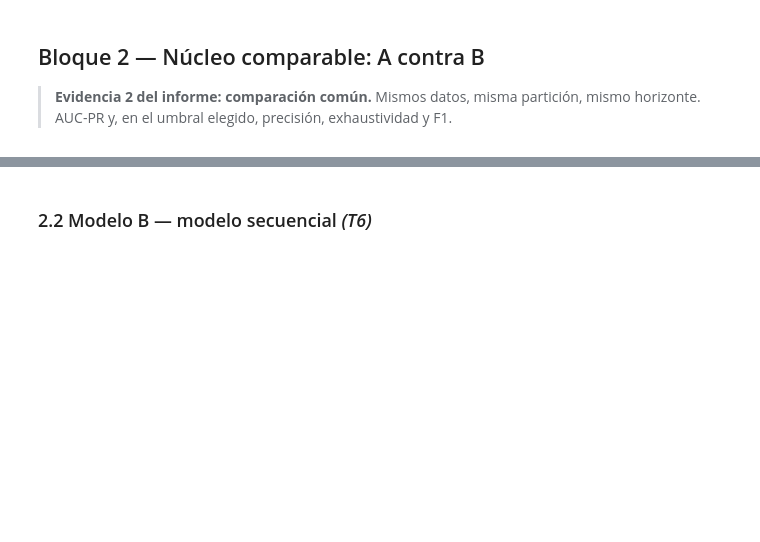
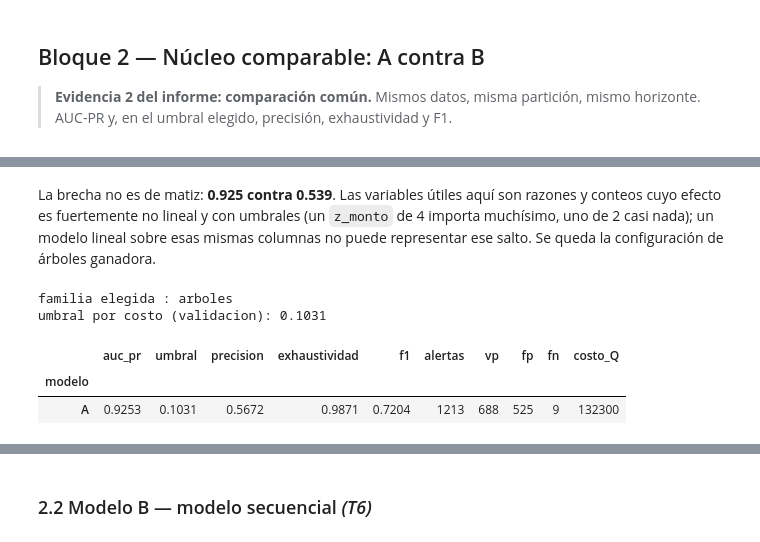
Before and after one commit to CindyGualim/DeepLearning_p1, a Jupyter notebook: proyecto1_Gualim_Ocaña.ipynb, the cells around one changed output, grey strips where cells are left out. Cells and saved outputs as stored; diff of their text form; code cells hidden in the pictures; blank space fills up the shorter version.

```diff
--- a/proyecto1_Gualim_Ocaña.ipynb
+++ b/proyecto1_Gualim_Ocaña.ipynb
@@ -478,0 +510,19 @@ en F2, y quedarse corto en F1**. Si B no gana en F1, el orden no está aportando
+# %% [markdown]
+La brecha no es de matiz: **0.925 contra 0.539**. Las variables útiles aquí son razones y conteos
+cuyo efecto es fuertemente no lineal y con umbrales (un `z_monto` de 4 importa muchísimo, uno de 2
+casi nada); un modelo lineal sobre esas mismas columnas no puede representar ese salto. Se queda
+la configuración de árboles ganadora.
+# %%
+familia_a = tabla_a.familia.iloc[0]
+modelo_a = ModeloA(mejor_a, esc_agregados, familia_a)
+
+umbral_a = umbral_optimo_costo(y_val, s_a_val)
+print(f"familia elegida : {familia_a}")
+print(f"umbral por costo (validacion): {umbral_a:.4f}\n")
+resumen(y_val, {"A": s_a_val}, {"A": umbral_a}).round(4)
+# %% [output]
+familia elegida : arboles
+umbral por costo (validacion): 0.1031
+|  | auc_pr | umbral | precision | exhaustividad | f1 | alertas | vp | fp | fn | costo_Q |
+| modelo |  |  |  |  |  |  |  |  |  |  |
+| A | 0.9253 | 0.1031 | 0.5672 | 0.9871 | 0.7204 | 1213 | 688 | 525 | 9 | 132300 |
```
Also changed, not shown: parts of 11 cells of this notebook, 3 other files.
